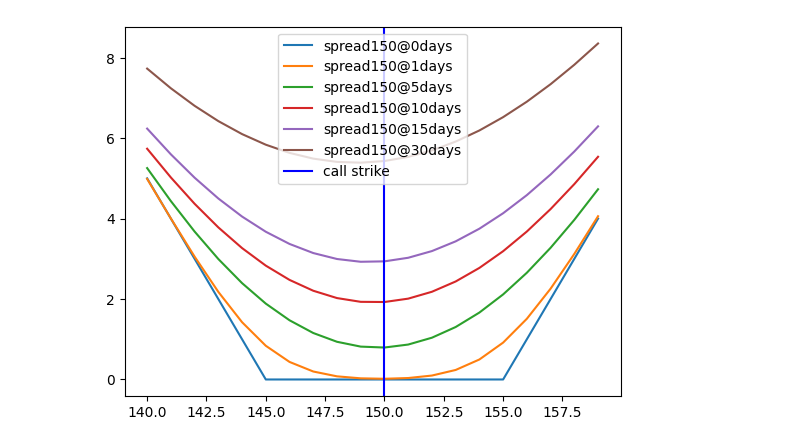
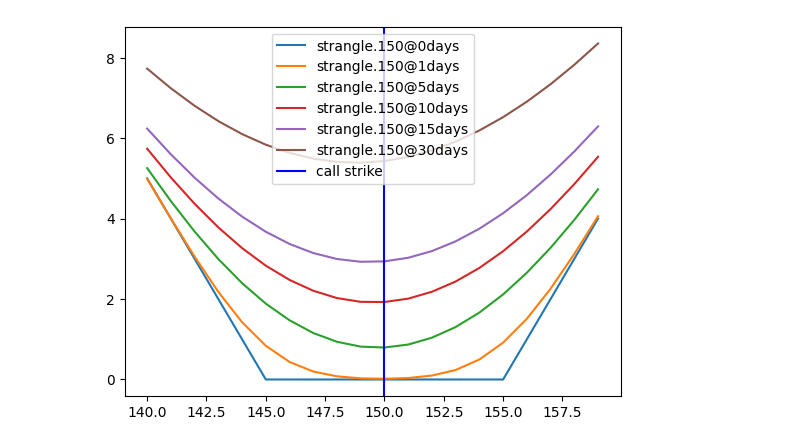
Before and after one commit to lookfwd/play-with-options, a Jupyter notebook: play-with-options.ipynb, the cells around one changed output. Cells and saved outputs as stored; diff of their text form; code cells hidden in the pictures.

```diff
--- a/play-with-options.ipynb
+++ b/play-with-options.ipynb
@@ -16,34 +16,35 @@ def p_opt(kind, s0, k, t):
             kind=kind,
             s0=s0,
             k=k,
             sigma=VOLATILITIY,
             r=RATE,
             t=t
     ).getPrice()
 
 def price_range(kind, strike, t, spread=0, zoom=10):
     x, y = [], []
     for underlying in range(strike - zoom,
                             strike + zoom):
         x.append(underlying)
         if kind == 'stradle':
             price = (p_opt('call', underlying, strike, t) +
                      p_opt('put', underlying, strike, t))
-        elif kind == 'spread':
+        elif kind == 'strangle':
             price = (p_opt('call', underlying, strike + (spread / 2), t) +
                      p_opt('put', underlying, strike - (spread / 2), t))
         else:
             price = p_opt(kind, underlying, strike, t)
         y.append(price)
     return x, y
 
 
 
 for days_to_expiry in [0, 1, 5, 10, 15, 30]:
-    x, y = price_range('spread', STRIKE, days_to_expiry, spread=10)
-    plt.plot(x, y, label=f'spread{STRIKE}@{days_to_expiry}days')
+    stype = 'strangle'
+    x, y = price_range(stype, STRIKE, days_to_expiry, spread=10)
+    plt.plot(x, y, label=f'{stype}.{STRIKE}@{days_to_expiry}days')
 
 plt.axvline(x=STRIKE, color='b', label='call strike')
 plt.legend();
 # %% [output]
-[figure, old version]
+[figure, new version]
```
